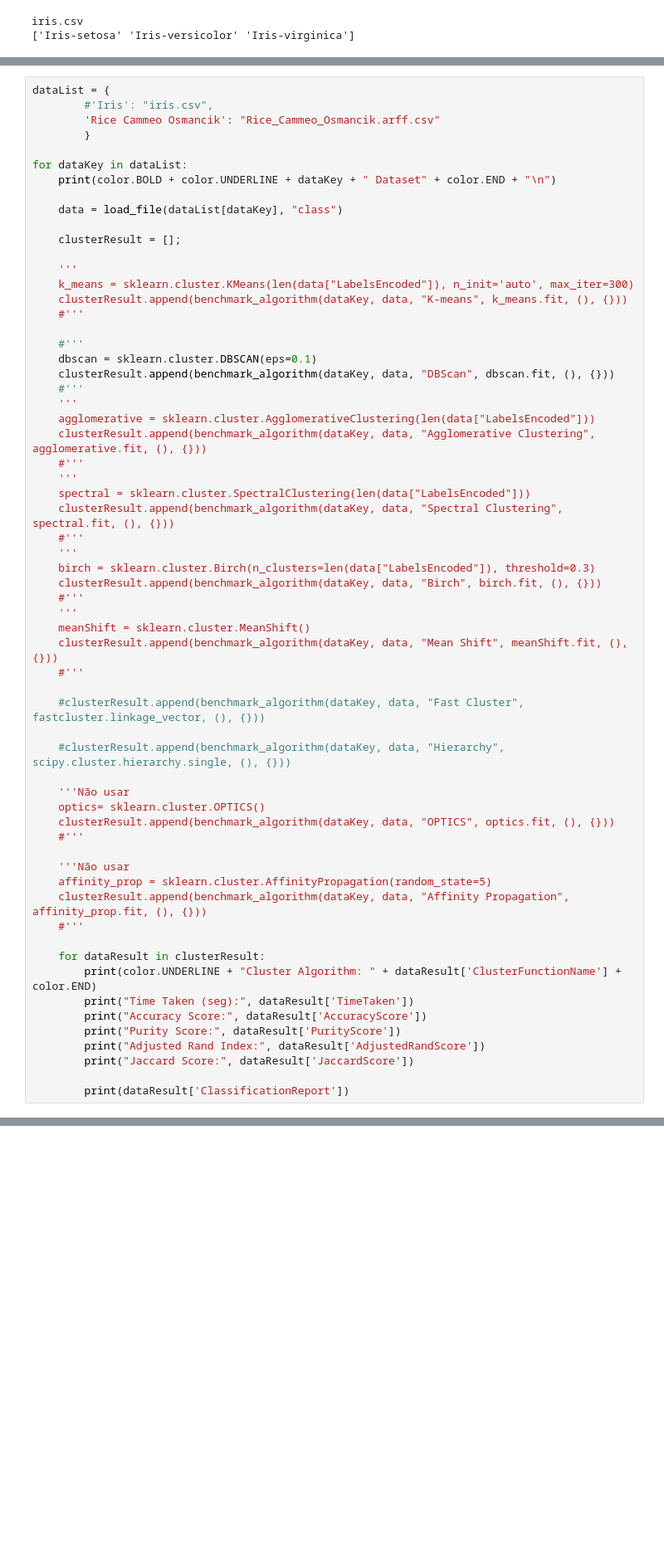
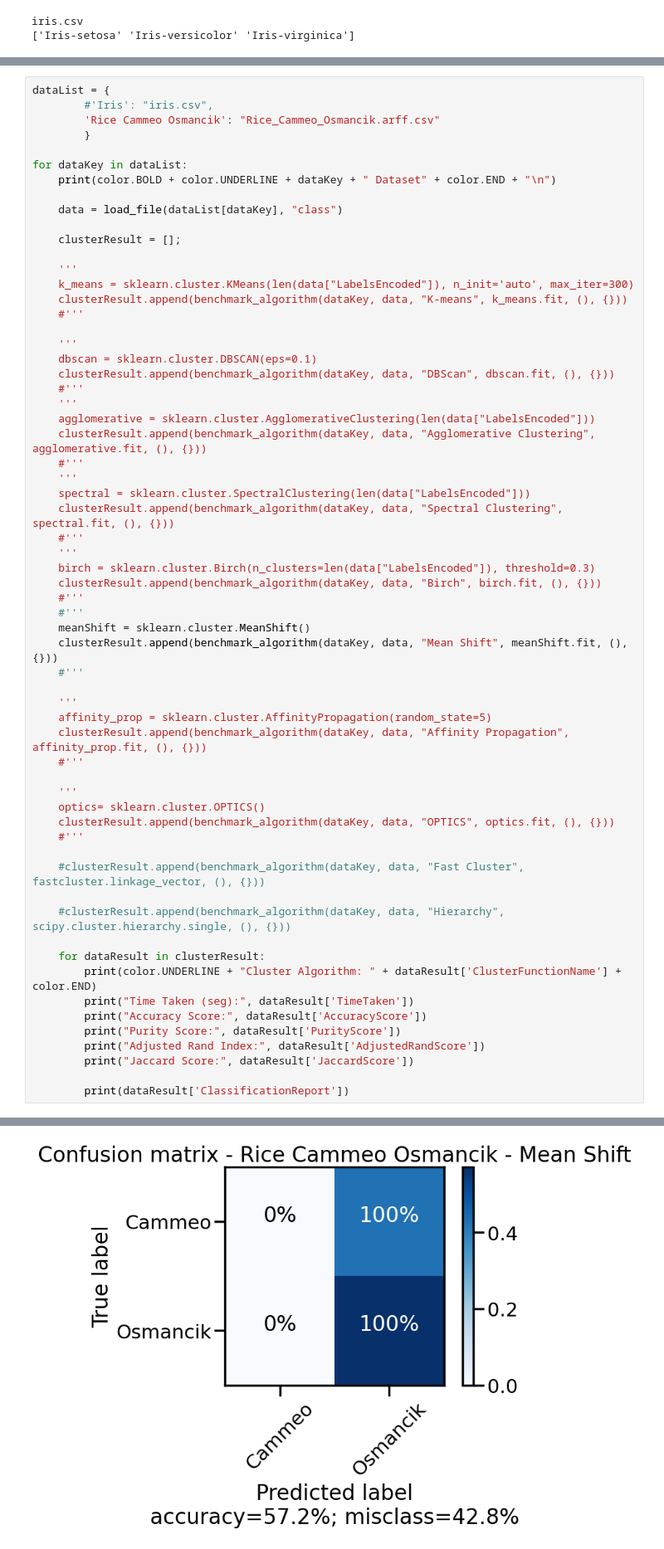
Before and after one commit to alanlmelo/Doc-Agrupamento, a Jupyter notebook: Trabalho final/src/main.ipynb, the cells around one changed output, grey strips where cells are left out. Shown at 83% size. Cells and saved outputs as stored; diff of their text form; blank space fills up the shorter version.

```diff
--- a/Trabalho final/src/main.ipynb
+++ b/Trabalho final/src/main.ipynb
@@ -253,7 +314,7 @@ for dataKey in dataList:
     clusterResult.append(benchmark_algorithm(dataKey, data, "K-means", k_means.fit, (), {}))
     #'''
 
-    #'''
+    '''
     dbscan = sklearn.cluster.DBSCAN(eps=0.1)
     clusterResult.append(benchmark_algorithm(dataKey, data, "DBScan", dbscan.fit, (), {}))
     #'''
@@ -269,24 +330,24 @@ for dataKey in dataList:
     birch = sklearn.cluster.Birch(n_clusters=len(data["LabelsEncoded"]), threshold=0.3)
     clusterResult.append(benchmark_algorithm(dataKey, data, "Birch", birch.fit, (), {}))
     #'''
-    '''
+    #'''
     meanShift = sklearn.cluster.MeanShift()
     clusterResult.append(benchmark_algorithm(dataKey, data, "Mean Shift", meanShift.fit, (), {}))
+    #'''
+
+    '''
+    affinity_prop = sklearn.cluster.AffinityPropagation(random_state=5)
+    clusterResult.append(benchmark_algorithm(dataKey, data, "Affinity Propagation", affinity_prop.fit, (), {}))
+    #'''
+
+    '''
+    optics= sklearn.cluster.OPTICS()
+    clusterResult.append(benchmark_algorithm(dataKey, data, "OPTICS", optics.fit, (), {}))
     #'''
 
     #clusterResult.append(benchmark_algorithm(dataKey, data, "Fast Cluster", fastcluster.linkage_vector, (), {}))
 
     #clusterResult.append(benchmark_algorithm(dataKey, data, "Hierarchy", scipy.cluster.hierarchy.single, (), {}))
-
-    '''Não usar
-    optics= sklearn.cluster.OPTICS()
-    clusterResult.append(benchmark_algorithm(dataKey, data, "OPTICS", optics.fit, (), {}))
-    #'''
-
-    '''Não usar
-    affinity_prop = sklearn.cluster.AffinityPropagation(random_state=5)
-    clusterResult.append(benchmark_algorithm(dataKey, data, "Affinity Propagation", affinity_prop.fit, (), {}))
-    #'''
 
     for dataResult in clusterResult:
         print(color.UNDERLINE + "Cluster Algorithm: " + dataResult['ClusterFunctionName'] + color.END)
@@ -303,3 +375,4 @@ IndexError: index 2 is out of bounds for axis 0 with size 2
+[figure, added]
 # %%
 k_means = sklearn.cluster.KMeans(10)
 k_means_data = benchmark_algorithm(dataset_sizes, k_means.fit, (), {})
```
Also changed, not shown: parts of 5 cells of this notebook.
